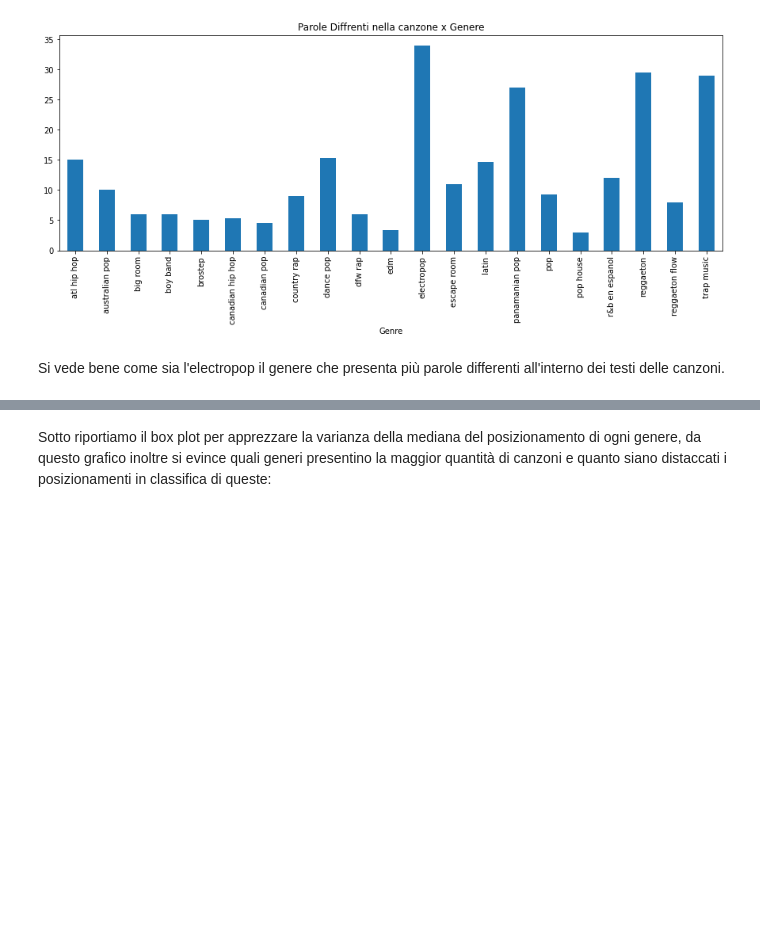
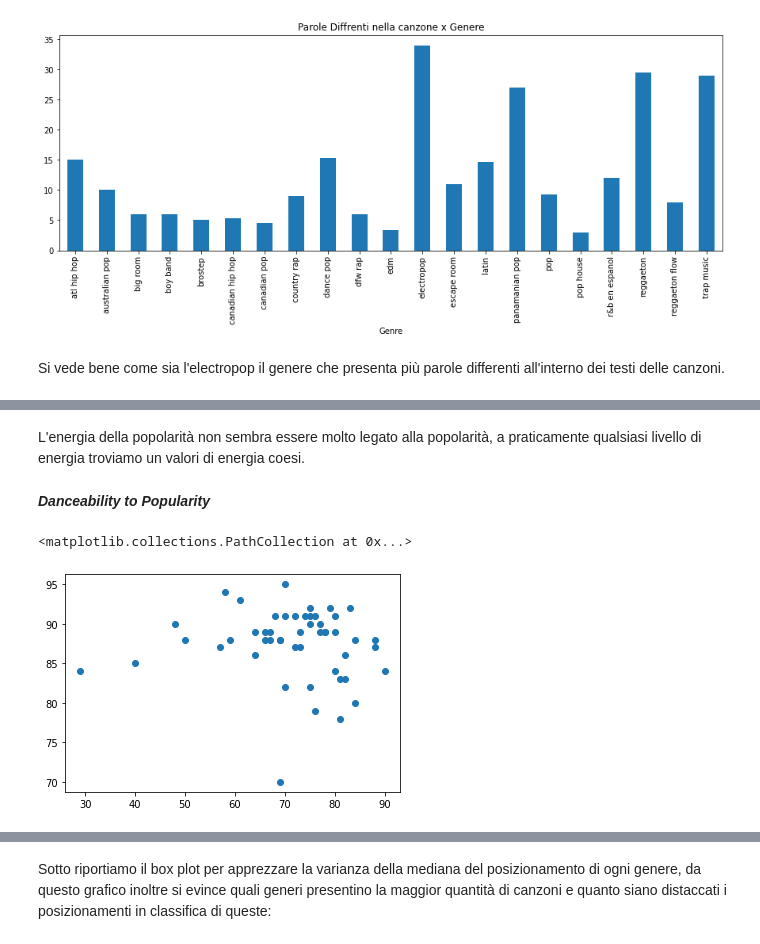
Before and after one commit to PedemonteGiacomo/DataScienceProject, a Jupyter notebook: project.ipynb, the cells around one changed output, grey strips where cells are left out. Saved outputs shown, nothing was run; the diff lists cells and outputs as text; code cells hidden in the pictures; blank space fills up the shorter version.

```diff
--- a/project.ipynb
+++ b/project.ipynb
@@ -105,0 +133,9 @@ Si vede bene come sia l'electropop il genere che presenta più parole differenti
+# %% [markdown]
+L'energia della popolarità non sembra essere molto legato alla popolarità, a praticamente qualsiasi livello di energia troviamo un valori di energia coesi.
+# %% [markdown]
+***Danceability to Popularity***
+# %%
+plt.scatter(top50['Danceability'],top50['Popularity'])
+# %% [output]
+<matplotlib.collections.PathCollection at 0x...>
+[figure, added]
```
Also changed, not shown: parts of 32 cells of this notebook.
